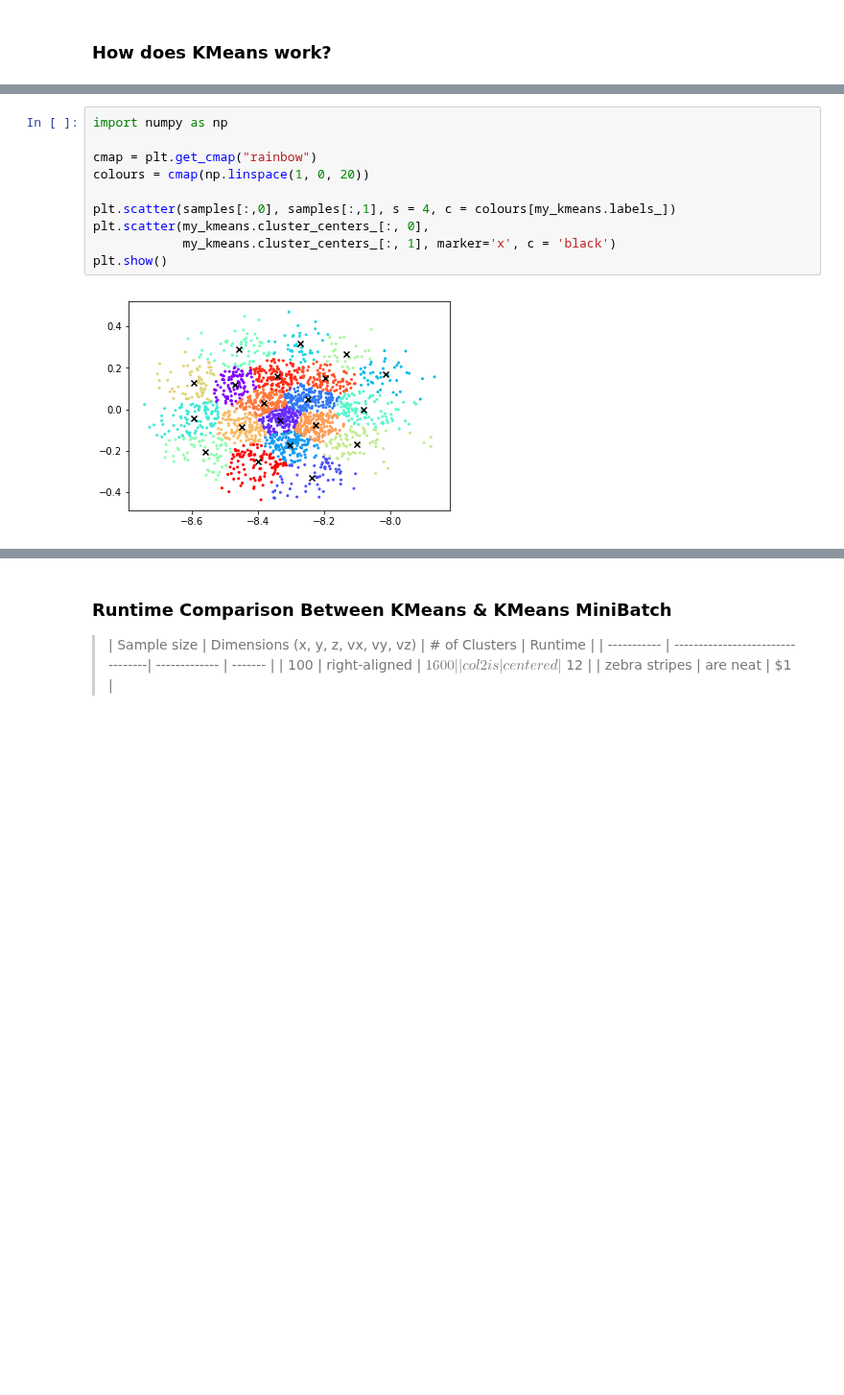
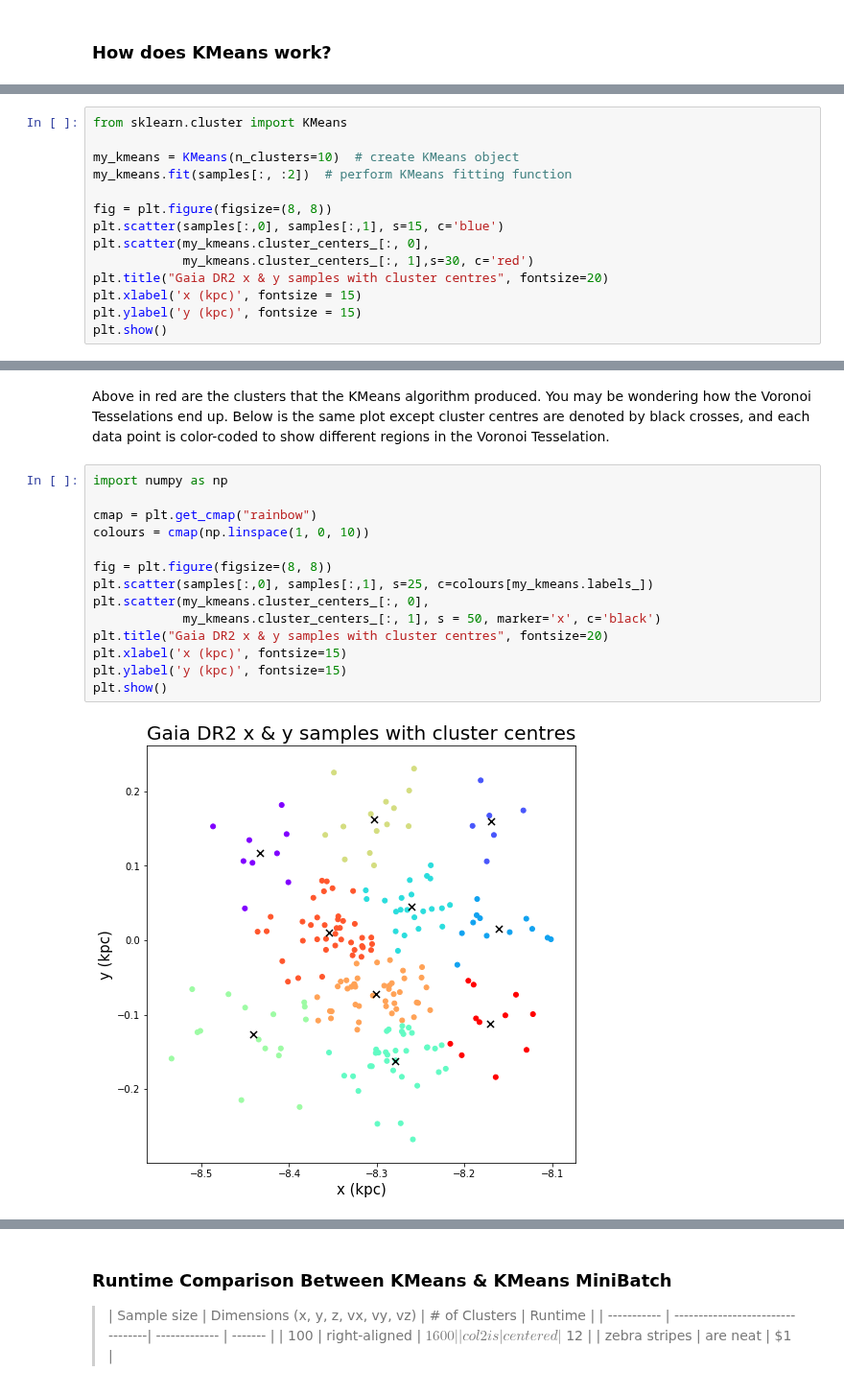
Before and after one commit to mwbub/Gaia-I3, a Jupyter notebook: Code/k_means/Defining_kmeans.ipynb, the cells around one changed output, grey strips where cells are left out. Shown at 96% size. Cells and saved outputs as stored; diff of their text form; blank space fills up the shorter version.

```diff
--- a/Code/k_means/Defining_kmeans.ipynb
+++ b/Code/k_means/Defining_kmeans.ipynb
@@ -52,0 +78,14 @@ MiniBatchKMeans(batch_size=100, compute_labels=True, init='k-means++',
+# %%
+from sklearn.cluster import KMeans
+
+my_kmeans = KMeans(n_clusters=10)  # create KMeans object
+my_kmeans.fit(samples[:, :2])  # perform KMeans fitting function
+
+fig = plt.figure(figsize=(8, 8))
+plt.scatter(samples[:,0], samples[:,1], s=15, c='blue')
+plt.scatter(my_kmeans.cluster_centers_[:, 0],
+            my_kmeans.cluster_centers_[:, 1],s=30, c='red')
+plt.title("Gaia DR2 x & y samples with cluster centres", fontsize=20)
+plt.xlabel('x (kpc)', fontsize = 15)
+plt.ylabel('y (kpc)', fontsize = 15)
+plt.show()
@@ -53,12 +94,19 @@ MiniBatchKMeans(batch_size=100, compute_labels=True, init='k-means++',
+# %% [markdown]
+Above in red are the clusters that the KMeans algorithm produced.
+You may be wondering how the Voronoi Tesselations end up. Below is the same plot except cluster centres are denoted by black crosses, and each data point is color-coded to show different regions in the Voronoi Tesselation.
 # %%
 import numpy as np
 
 cmap = plt.get_cmap("rainbow")
-colours = cmap(np.linspace(1, 0, 20))
+colours = cmap(np.linspace(1, 0, 10))
 
-plt.scatter(samples[:,0], samples[:,1], s = 4, c = colours[my_kmeans.labels_])
+fig = plt.figure(figsize=(8, 8))
+plt.scatter(samples[:,0], samples[:,1], s=25, c=colours[my_kmeans.labels_])
 plt.scatter(my_kmeans.cluster_centers_[:, 0],
-            my_kmeans.cluster_centers_[:, 1], marker='x', c = 'black')
+            my_kmeans.cluster_centers_[:, 1], s = 50, marker='x', c='black')
+plt.title("Gaia DR2 x & y samples with cluster centres", fontsize=20)
+plt.xlabel('x (kpc)', fontsize=15)
+plt.ylabel('y (kpc)', fontsize=15)
 plt.show()
 # %% [output]
-[figure, old version]
+[figure, new version]
```
Also changed, not shown: parts of 14 cells of this notebook, 2 other files.
